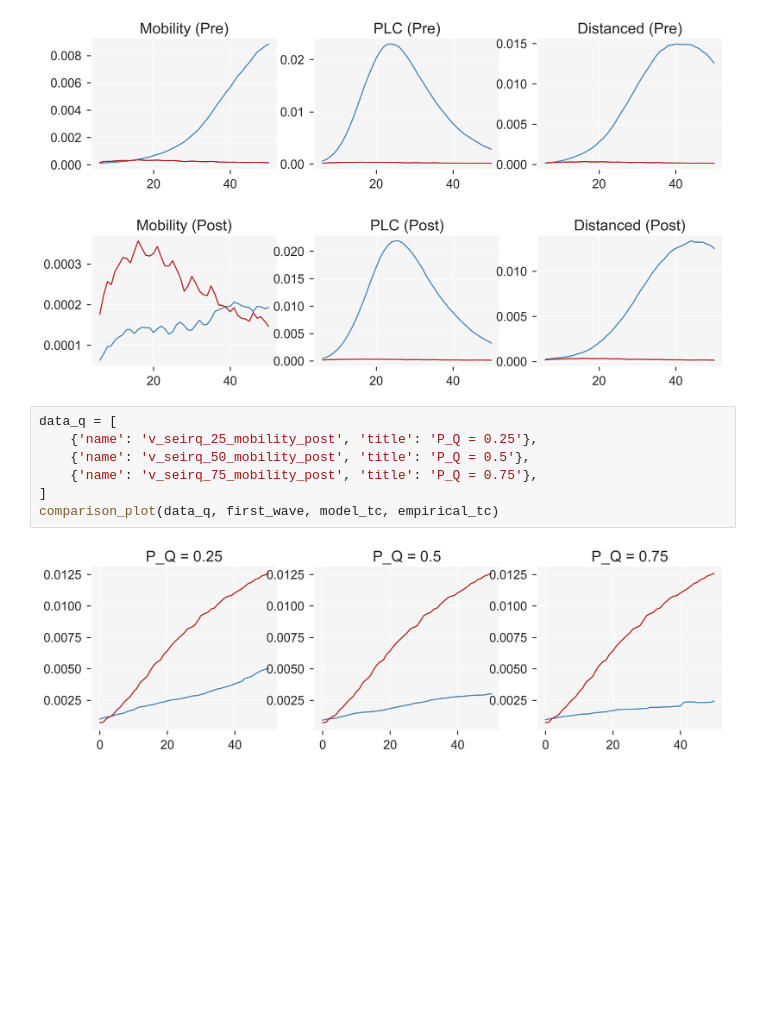
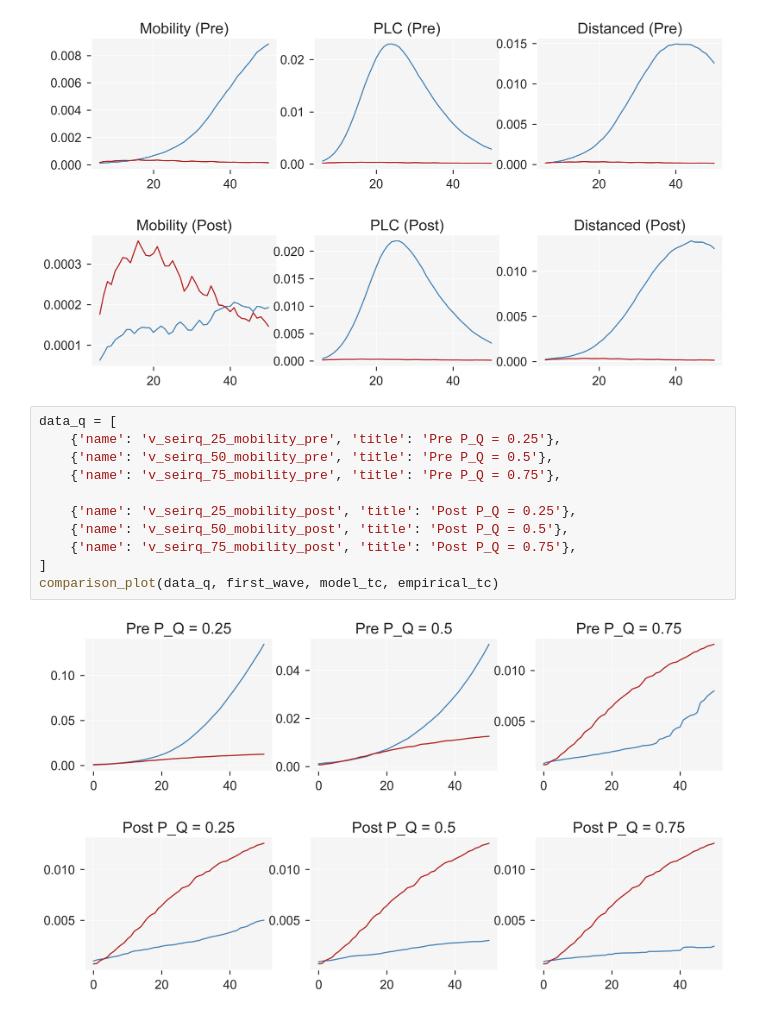
Before and after one commit to leo-pfeiffer/epi-sim, a Jupyter notebook: lib/experiments/4_model_validation.ipynb, the cells around one changed output. Cells and saved outputs as stored; diff of their text form; blank space fills up the shorter version.

```diff
--- a/lib/experiments/4_model_validation.ipynb
+++ b/lib/experiments/4_model_validation.ipynb
@@ -242,13 +242,17 @@ comparison_plot(data_all, first_wave, model_nc_smooth, empirical_nc_smooth)
 [figure]
 # %%
 data_q = [
-    {'name': 'v_seirq_25_mobility_post', 'title': 'P_Q = 0.25'},
-    {'name': 'v_seirq_50_mobility_post', 'title': 'P_Q = 0.5'},
-    {'name': 'v_seirq_75_mobility_post', 'title': 'P_Q = 0.75'},
+    {'name': 'v_seirq_25_mobility_pre', 'title': 'Pre P_Q = 0.25'},
+    {'name': 'v_seirq_50_mobility_pre', 'title': 'Pre P_Q = 0.5'},
+    {'name': 'v_seirq_75_mobility_pre', 'title': 'Pre P_Q = 0.75'},
+
+    {'name': 'v_seirq_25_mobility_post', 'title': 'Post P_Q = 0.25'},
+    {'name': 'v_seirq_50_mobility_post', 'title': 'Post P_Q = 0.5'},
+    {'name': 'v_seirq_75_mobility_post', 'title': 'Post P_Q = 0.75'},
 ]
 comparison_plot(data_q, first_wave, model_tc, empirical_tc)
 # %% [output]
-[figure, old version]
+[figure, new version]
 # %%
 comparison_plot(data_q, first_wave, model_nc_smooth, empirical_nc_smooth)
 # %% [output]
```
Also changed, not shown: parts of 1 cell of this notebook.
